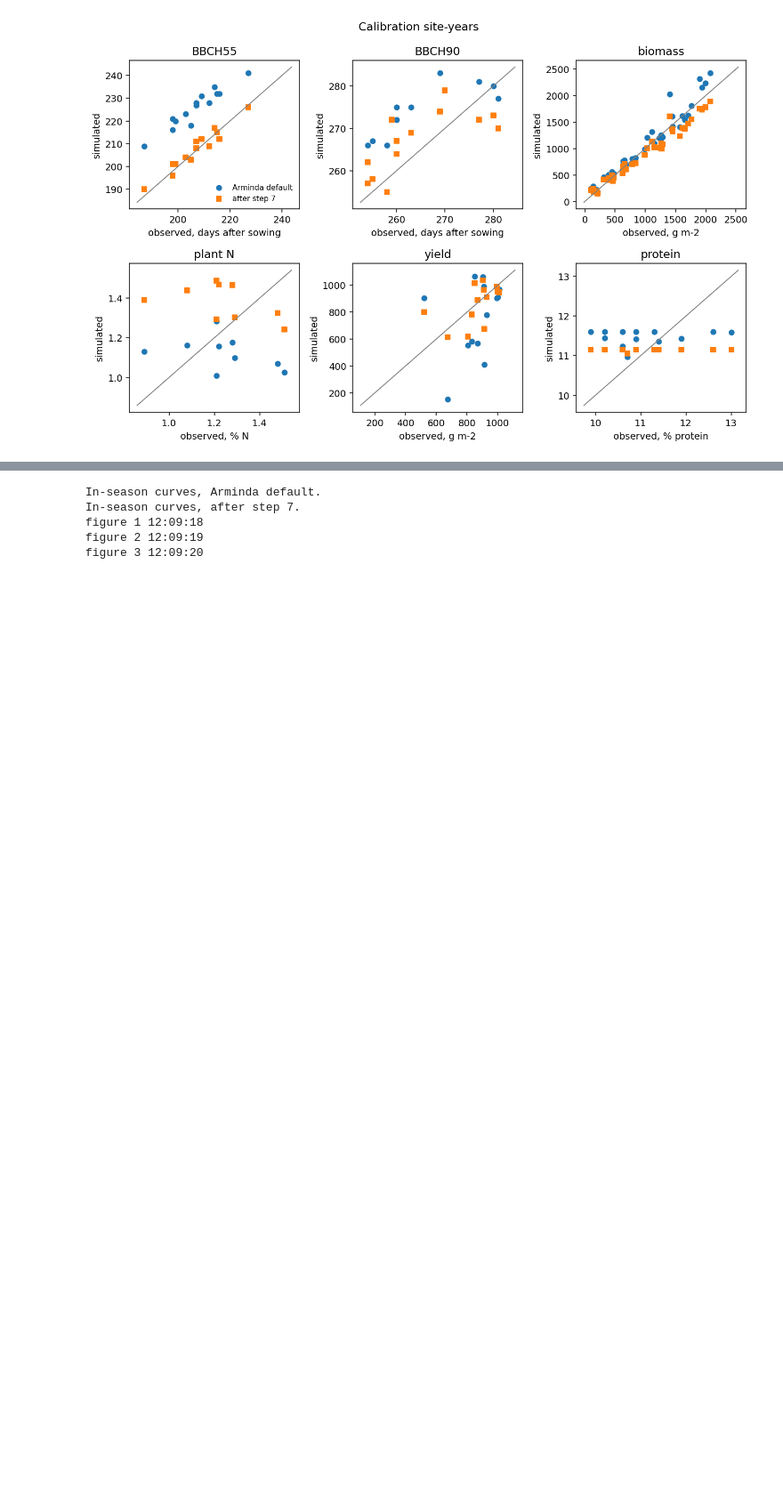
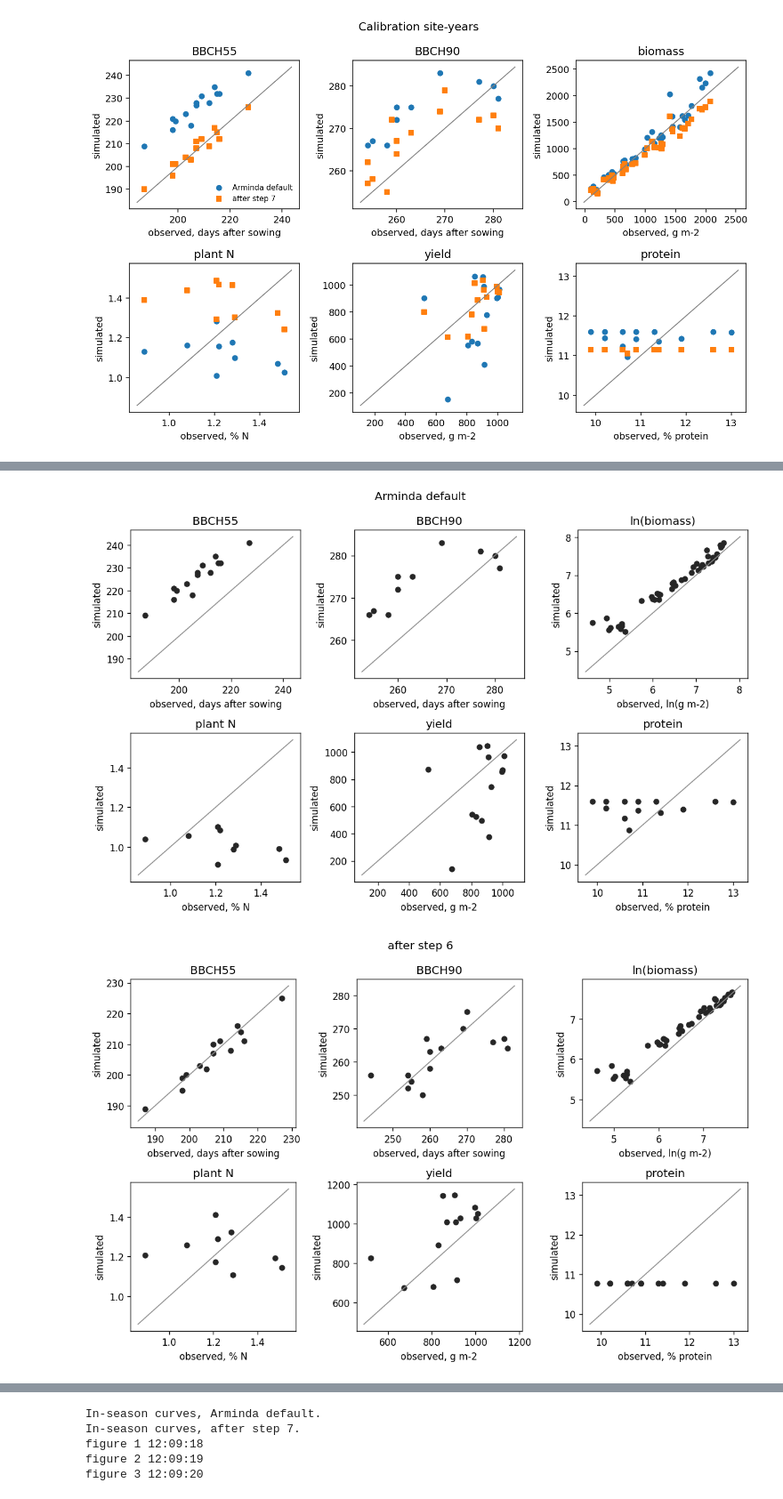
Before and after one commit to WUR-AI/diffWOFOST, a Jupyter notebook: docs/notebooks/agmip_calibration_protocol.ipynb, the cells around one changed output, grey strips where cells are left out. Shown at 89% size. Saved outputs shown, nothing was run; the diff lists cells and outputs as text; code cells hidden in the pictures; blank space fills up the shorter version.

Commit message:
Load the stored AgMIP search unless asked to fit again.
The notebook now shows a simulated-versus-observed figure for each parameter set, and records why the major parameters were chosen.

```diff
--- a/docs/notebooks/agmip_calibration_protocol.ipynb
+++ b/docs/notebooks/agmip_calibration_protocol.ipynb
@@ -1258,0 +1355,39 @@ plt.show()
+# %%
+PAPER_VARIABLES = ["BBCH55", "BBCH90", "ln(biomass)", "plant N", "yield", "protein"]
+PAPER_UNITS = {
+    "BBCH55": "days after sowing",
+    "BBCH90": "days after sowing",
+    "ln(biomass)": "ln(g m-2)",
+    "plant N": "% N",
+    "yield": "g m-2",
+    "protein": "% protein",
+}
+
+
+def draw_simulated_observed(label):
+    """One simulated-versus-observed figure for a single parameter vector."""
+    points = calibration_points[label]
+    fig, axes = plt.subplots(2, 3, figsize=(10, 6.5))
+    for ax, variable in zip(axes.ravel(), PAPER_VARIABLES):
+        block = points.loc[points["variable"] == variable]
+        if block.empty:
+            ax.set_title(variable)
+            continue
+        ax.scatter(block["observed"], block["simulated"], s=28, color="0.15")
+        limits = block["observed"].tolist() + block["simulated"].tolist()
+        low, high = min(limits), max(limits)
+        pad = 0.05 * (high - low or 1.0)
+        ax.plot([low - pad, high + pad], [low - pad, high + pad], color="0.55", linewidth=1)
+        ax.set_title(variable)
+        ax.set_xlabel(f"observed, {PAPER_UNITS[variable]}")
+        ax.set_ylabel("simulated")
+    fig.suptitle(label)
+    fig.tight_layout()
+    plt.show()
+
+
+for label, _values in parameter_sets:
+    draw_simulated_observed(label)
+# %% [output]
+[figure, added]
+[figure, added]
```
Also changed, not shown: parts of 7 cells of this notebook, 1 other file.
